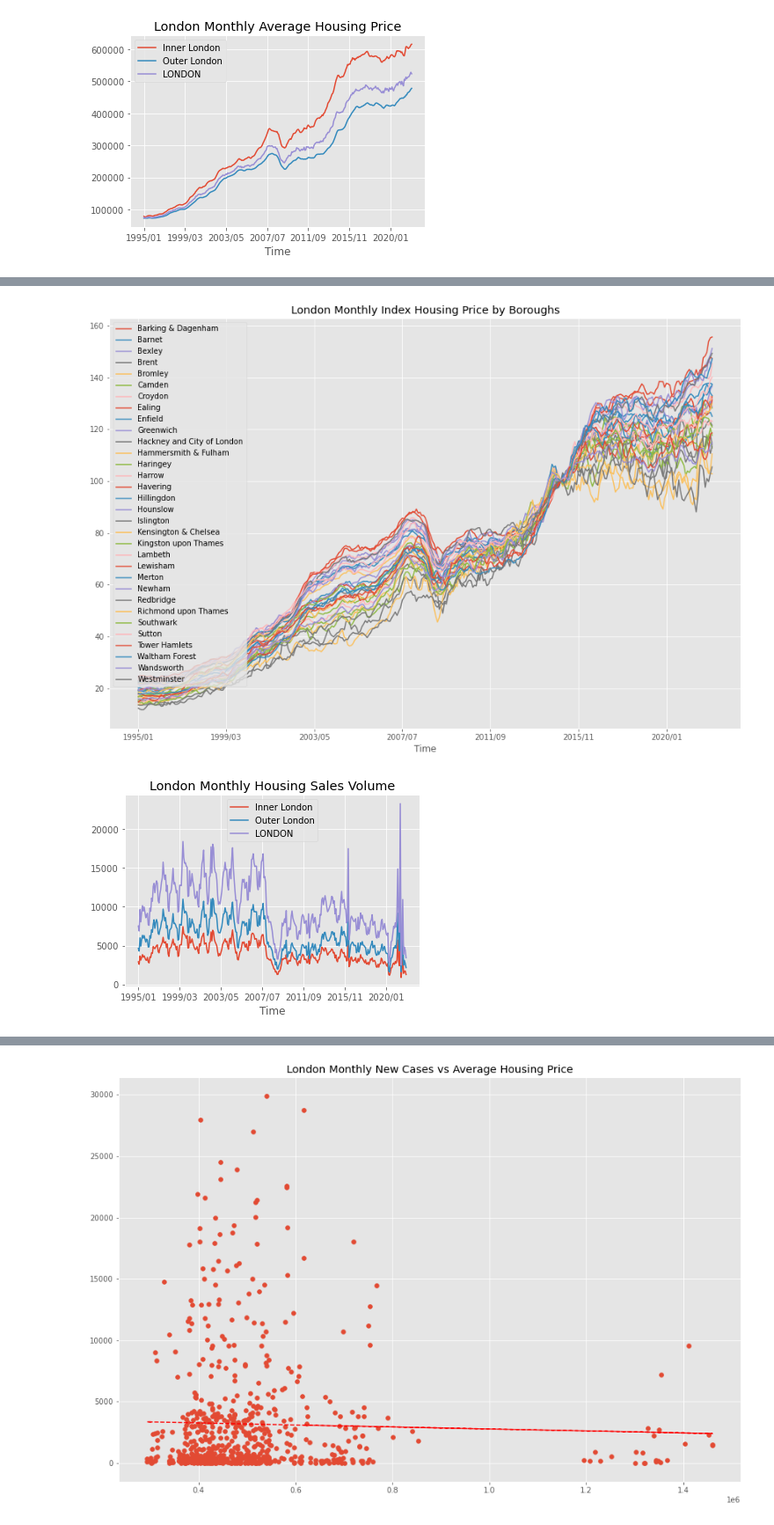
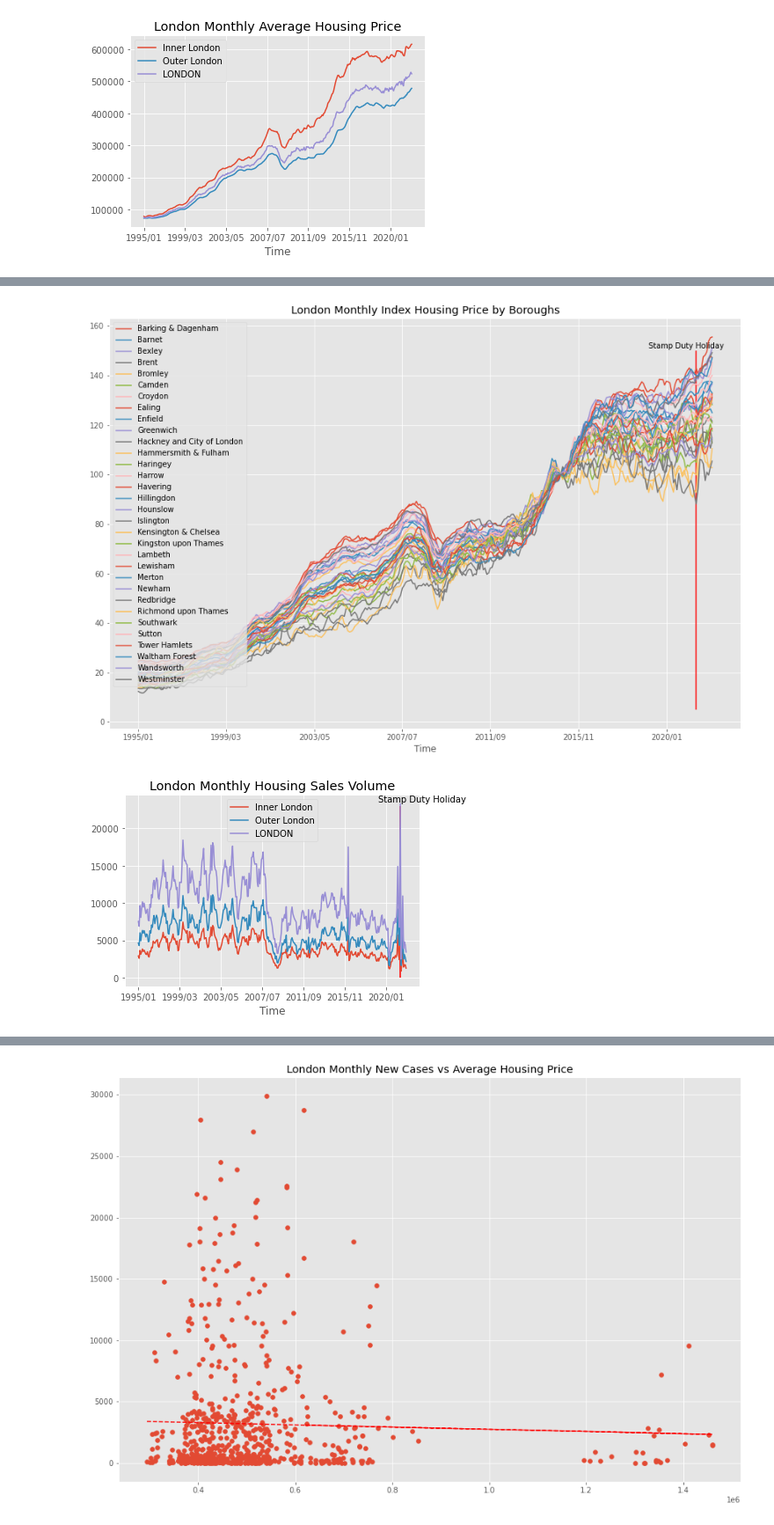
Before and after one commit to JianqiangLiTony/Dissertation, a Jupyter notebook: code.ipynb, the cells around one changed output, grey strips where cells are left out. Shown at 88% size. Drawn from its saved outputs; the diff is of its cells as text; code cells hidden in the pictures.

```diff
--- a/code.ipynb
+++ b/code.ipynb
@@ -2478,6 +2631,8 @@ import matplotlib.pyplot as plt
 
 plt.figure(figsize=(15,10))
 plt.title('London Monthly Index Housing Price by Boroughs')
+plt.vlines(317, 5, 150, color='red')
+plt.text(290, 151, 'Stamp Duty Holiday')
 
 # Create an axes object
 axes = plt.gca()
@@ -2516,22 +2671,24 @@ ip.plot(kind='line', x='Time', y='Waltham Forest', ax=axes);
 ip.plot(kind='line', x='Time', y='Wandsworth', ax=axes);
 ip.plot(kind='line', x='Time', y='Westminster', ax=axes);
 # %% [output]
-[figure, old version]
+[figure, new version]
 # %%
 # Setup matplotlib
 import matplotlib.pyplot as plt
 
 plt.title('London Monthly Housing Sales Volume')
+plt.vlines(317, 1, 23000, color='red')
+plt.text(290, 23500, 'Stamp Duty Holiday')
 
 # Create an axes object
 axes = plt.gca()
 
 # pass the axes object to plot function
 sv.plot(kind='line', x='Time', y='Inner London', ax=axes);
 sv.plot(kind='line', x='Time', y='Outer London', ax=axes);
 sv.plot(kind='line', x='Time', y='LONDON', ax=axes);
 # %% [output]
-[figure, old version]
+[figure, new version]
 # %%
 # Setup matplotlib
 import matplotlib.pyplot as plt
```
Also changed, not shown: parts of 90 cells of this notebook.
